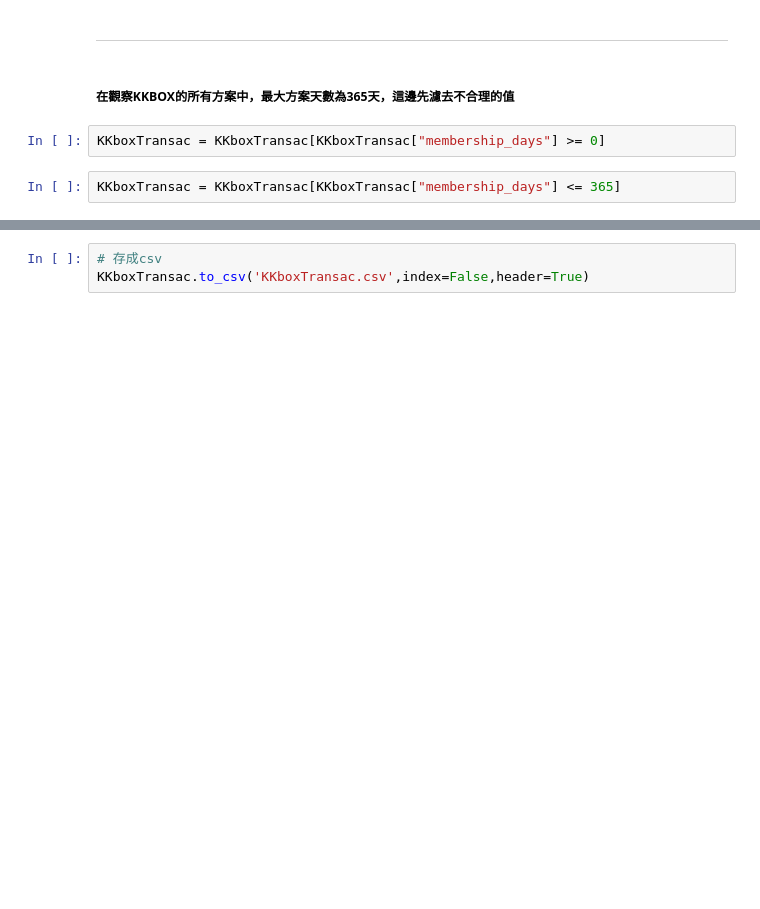
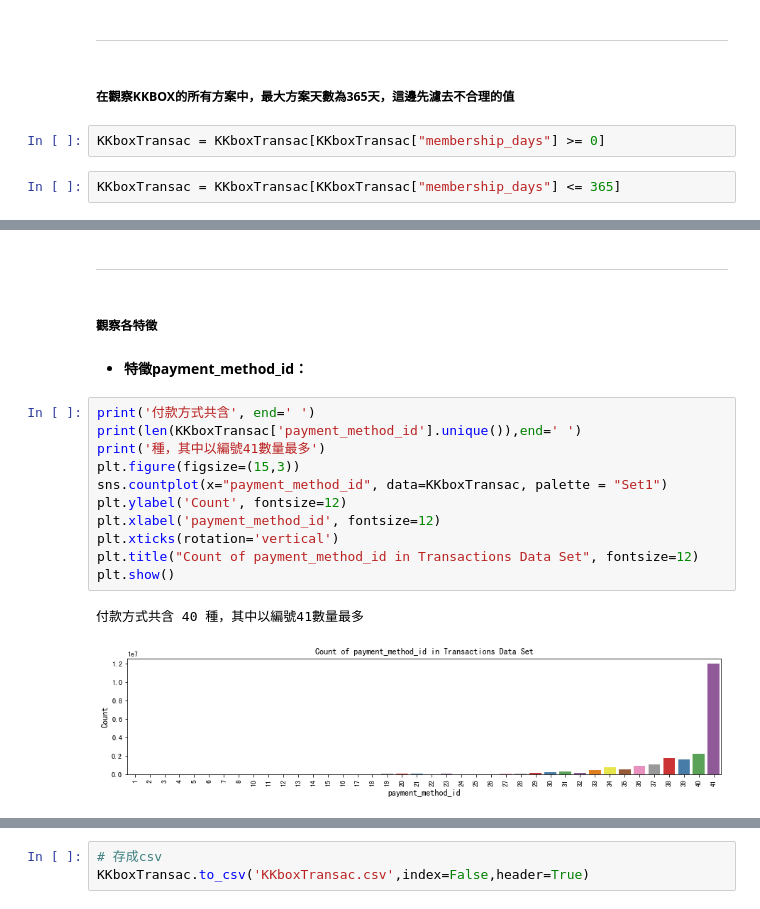
Before and after one commit to imiKao/KKBoxProject_for_TcfstCourse, a Jupyter notebook: KKboxAnalysis_Transaction.ipynb, the cells around one changed output, grey strips where cells are left out. Cells and saved outputs as stored; diff of their text form; blank space fills up the shorter version.

```diff
--- a/KKboxAnalysis_Transaction.ipynb
+++ b/KKboxAnalysis_Transaction.ipynb
@@ -135,3 +135,23 @@ KKboxTransac = KKboxTransac[KKboxTransac["membership_days"] <= 365]
 | 1498592 | +++hVY1rZox/33YtvDgmKA2Frg/2qhkz1... | 41 | 30 | 99 | 99 | 1 | ... |
 | 17923235 | +++hVY1rZox/33YtvDgmKA2Frg/2qhkz1... | 41 | 30 | 99 | 99 | 1 | ... |
 | 58566 | +++hVY1rZox/33YtvDgmKA2Frg/2qhkz1... | 41 | 30 | 99 | 99 | 1 | ... |
+# %% [markdown]
+------
+# %% [markdown]
+##### 觀察各特徵
+# %% [markdown]
+* **特徵payment_method_id：**
+# %%
+print('付款方式共含', end=' ')
+print(len(KKboxTransac['payment_method_id'].unique()),end=' ')
+print('種，其中以編號41數量最多')
+plt.figure(figsize=(15,3))
+sns.countplot(x="payment_method_id", data=KKboxTransac, palette = "Set1")
+plt.ylabel('Count', fontsize=12)
+plt.xlabel('payment_method_id', fontsize=12)
+plt.xticks(rotation='vertical')
+plt.title("Count of payment_method_id in Transactions Data Set", fontsize=12)
+plt.show()
+# %% [output]
+付款方式共含 40 種，其中以編號41數量最多
+[figure, added]
```
Also changed, not shown: parts of 17 cells of this notebook, 1 other file.
